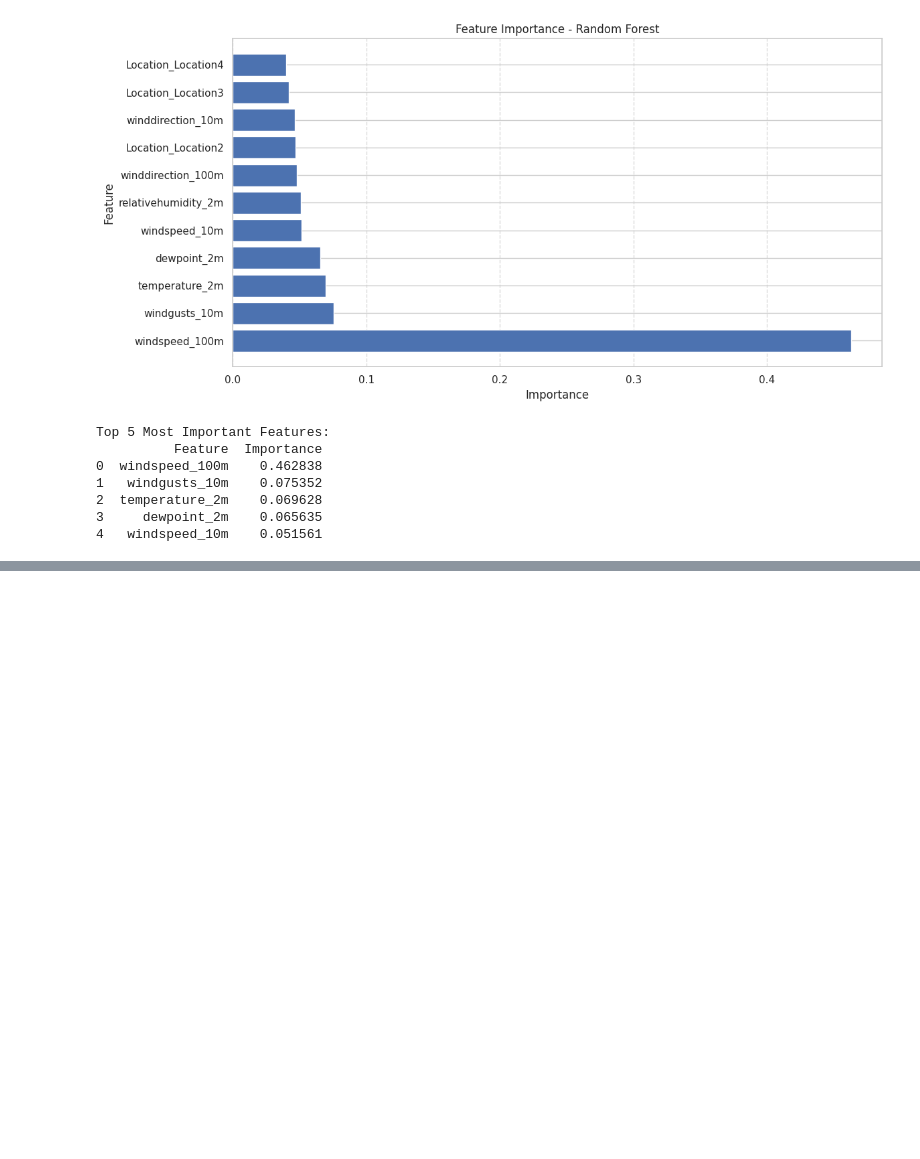
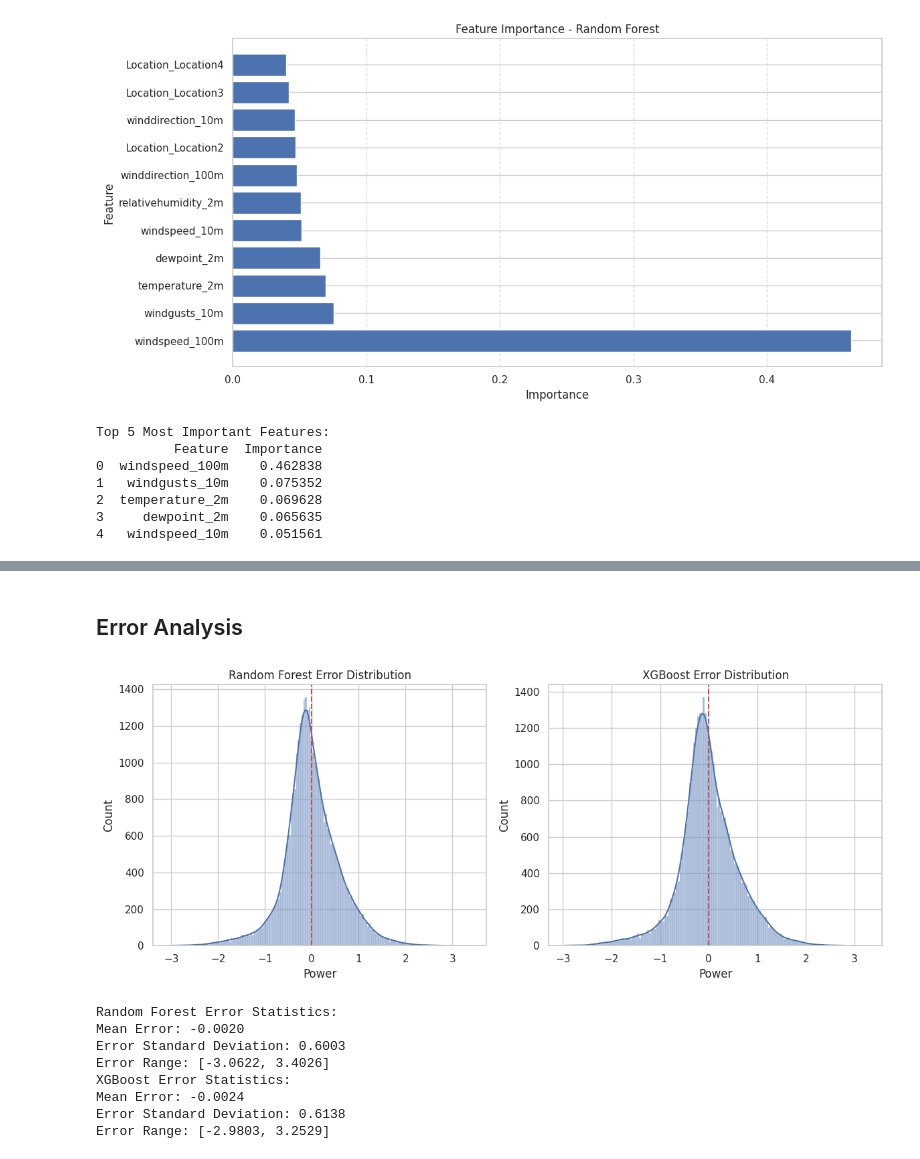
Before and after one commit to SatoruZati/Wind-Power-Generation-Forecasting, a Jupyter notebook: main.ipynb, the cells around one changed output, grey strips where cells are left out. Saved outputs shown, nothing was run; the diff lists cells and outputs as text; code cells hidden in the pictures; blank space fills up the shorter version.

```diff
--- a/main.ipynb
+++ b/main.ipynb
@@ -873,0 +1012,43 @@ Based on our model evaluation, we can draw the following conclusions:
+# %% [markdown]
+## Error Analysis
+# %%
+# Calculate errors
+rf_errors = y_test - best_rf.predict(X_test)
+xgb_errors = y_test - best_xgb.predict(X_test)
+
+# Plot error distribution
+plt.figure(figsize=(12, 5))
+
+plt.subplot(1, 2, 1)
+sns.histplot(rf_errors, kde=True)
+plt.title('Random Forest Error Distribution')
+plt.axvline(x=0, color='r', linestyle='--')
+
+plt.subplot(1, 2, 2)
+sns.histplot(xgb_errors, kde=True)
+plt.title('XGBoost Error Distribution')
+plt.axvline(x=0, color='r', linestyle='--')
+
+plt.tight_layout()
+plt.show()
+
+# Calculate error statistics
+print('Random Forest Error Statistics:')
+print(f'Mean Error: {rf_errors.mean():.4f}')
+print(f'Error Standard Deviation: {rf_errors.std():.4f}')
+print(f'Error Range: [{rf_errors.min():.4f}, {rf_errors.max():.4f}]')
+
+print('XGBoost Error Statistics:')
+print(f'Mean Error: {xgb_errors.mean():.4f}')
+print(f'Error Standard Deviation: {xgb_errors.std():.4f}')
+print(f'Error Range: [{xgb_errors.min():.4f}, {xgb_errors.max():.4f}]')
+# %% [output]
+[figure, added]
+Random Forest Error Statistics:
+Mean Error: -0.0020
+Error Standard Deviation: 0.6003
+Error Range: [-3.0622, 3.4026]
+XGBoost Error Statistics:
+Mean Error: -0.0024
+Error Standard Deviation: 0.6138
+Error Range: [-2.9803, 3.2529]
```
Also changed, not shown: parts of 28 cells of this notebook, 1 other file.
